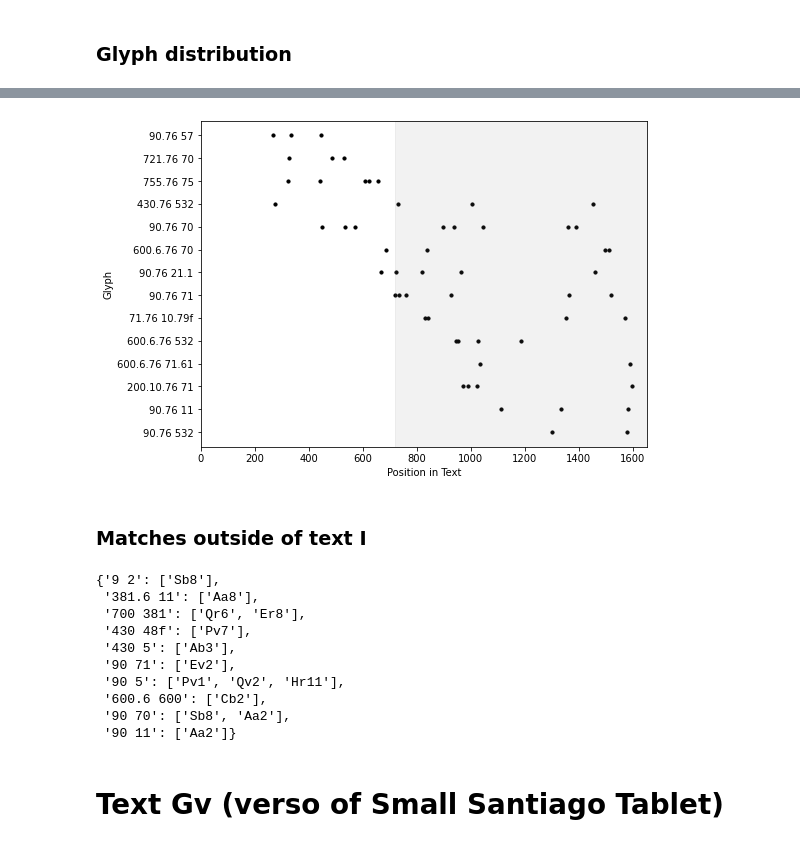
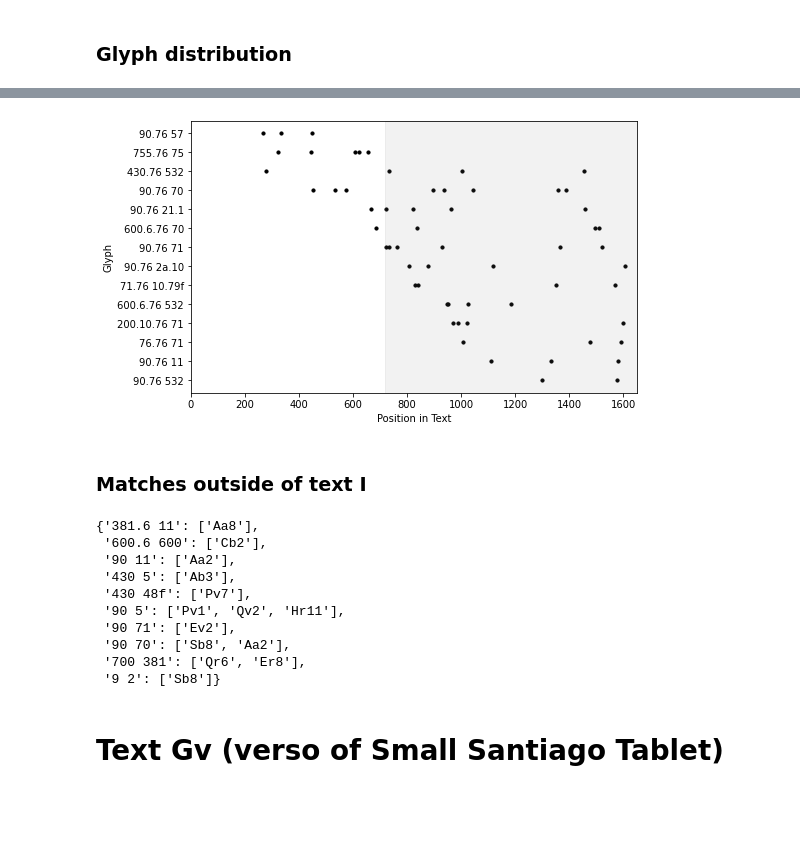
Before and after one commit to jgregoriods/santiago-staff, a Jupyter notebook: SantiagoStaff.ipynb, the cells around one changed output, grey strips where cells are left out. Drawn from its saved outputs; the diff is of its cells as text; code cells hidden in the pictures; blank space fills up the shorter version.

Commit message:
provide segmented stanzas

```diff
--- a/SantiagoStaff.ipynb
+++ b/SantiagoStaff.ipynb
@@ -13,12 +13,17 @@ from src.segmentation import vectorize, get_distinctive_glyphs, plot_breakpoints
 # %% [markdown]
 ### Data processing
 # %%
-# Read the data, reencode to Horley (2021) and split the stanzas
+# Read the data, reencode to Horley (2021)
 
 raw_I_data = load_file('data/I.csv')
 clean_I_data = clean_lines(raw_I_data)
 encoded_I_data = encode_lines(clean_I_data)
-_, sequences_I = split_sequences(encoded_I_data)
+
+raw_I_sequences = load_file('data/I_stanzas.txt')
+clean_I_sequences = clean_lines(raw_I_sequences)
+encoded_I_sequences = encode_lines(clean_I_sequences)
+
+_, sequences_I = process_sequences(encoded_I_sequences)
 # %% [markdown]
 ### Glyph collocations
 # %%
@@ -142,15 +145,15 @@ plot_discourse(clustered_glyphs, encoded_I_data, bkpt=bkpts[0][0])
 # %%
 # Distribution of the most likely/frequent associations between
 # the first two stanza glyphs
 
 trigrams_formatted = [[f'{trigram[0][0]}.76', trigram[0][2]] for trigram in trigrams_I]
 for trigram in trigrams_I_frequency:
     if [f'{trigram[0][0]}.76', trigram[0][2]] not in trigrams_formatted:
         trigrams_formatted.append([f'{trigram[0][0]}.76', trigram[0][2]])
 trigrams_sorted = sorted(trigrams_formatted, key=lambda x: glyph_bound(x, encoded_I_data))
-plot_discourse(trigrams_sorted, encoded_I_data, bkpt=bkpts[0][0])
+plot_discourse(trigrams_sorted, encoded_I_data, bkpt=bkpts[0][0], figsize=(8,5))
 # %% [output]
-[figure, old version]
+[figure, new version]
 # %% [markdown]
 ### Matches outside of text I
 # %%
@@ -162,16 +165,16 @@ XY = [glyphs for glyphs in set(XY) if XY.count(glyphs) > 1]
 search_results = search_glyphs(XY)
 search_results
 # %% [output]
-{'9 2': ['Sb8'],
- '381.6 11': ['Aa8'],
+{'381.6 11': ['Aa8'],
+ '600.6 600': ['Cb2'],
+ '90 11': ['Aa2'],
+ '430 5': ['Ab3'],
+ '430 48f': ['Pv7'],
+ '90 5': ['Pv1', 'Qv2', 'Hr11'],
+ '90 71': ['Ev2'],
+ '90 70': ['Sb8', 'Aa2'],
  '700 381': ['Qr6', 'Er8'],
- '430 48f': ['Pv7'],
- '430 5': ['Ab3'],
- '90 71': ['Ev2'],
- '90 5': ['Pv1', 'Qv2', 'Hr11'],
- '600.6 600': ['Cb2'],
- '90 70': ['Sb8', 'Aa2'],
- '90 11': ['Aa2']}
+ '9 2': ['Sb8']}
 # %% [markdown]
 # Text Gv (verso of Small Santiago Tablet)
 # %% [markdown]
```
Also changed, not shown: parts of 12 cells of this notebook, 7 other files.
